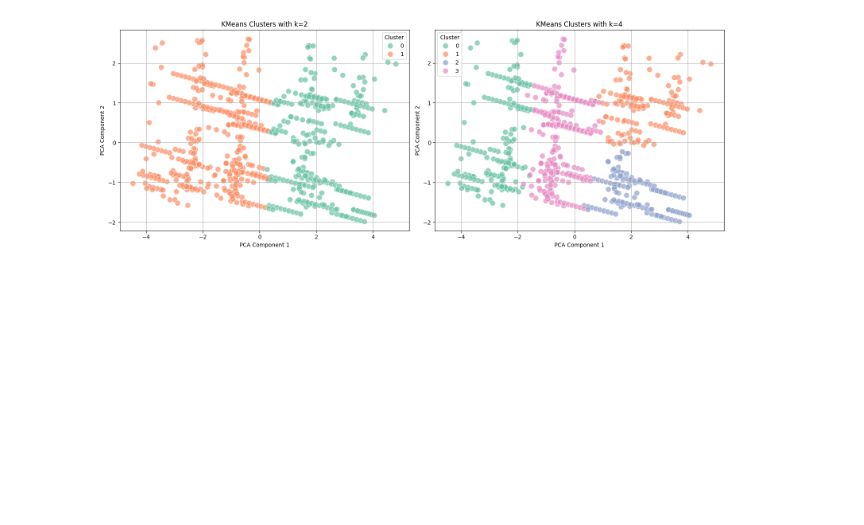
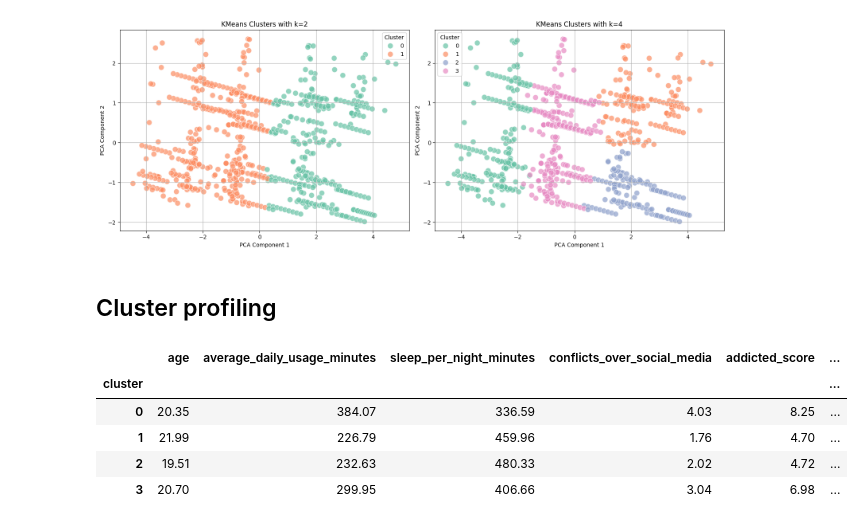
Before and after one commit to StavSteven/social_media_addiction, a Jupyter notebook: jupyter_notebooks/3_ml_take2.ipynb, the cells around one changed output. Saved outputs shown, nothing was run; the diff lists cells and outputs as text; code cells hidden in the pictures; blank space fills up the shorter version.

```diff
--- a/jupyter_notebooks/3_ml_take2.ipynb
+++ b/jupyter_notebooks/3_ml_take2.ipynb
@@ -261,3 +261,5 @@ plt.savefig('../images/clusters_visualised.png')
 plt.show()
 # %% [output]
 [figure]
+# %% [markdown]
+## Cluster profiling
@@ -263,0 +270,10 @@ plt.show()
+# %%
+num_summary_k4 = df_k4.groupby("cluster")[num_cols].mean().round(2)
+num_summary_k4
+# %% [output]
+|  | age | average_daily_usage_minutes | sleep_per_night_minutes | conflicts_over_social_media | addicted_score | ... |
+| cluster |  |  |  |  |  | ... |
+| 0 | 20.35 | 384.07 | 336.59 | 4.03 | 8.25 | ... |
+| 1 | 21.99 | 226.79 | 459.96 | 1.76 | 4.70 | ... |
+| 2 | 19.51 | 232.63 | 480.33 | 2.02 | 4.72 | ... |
+| 3 | 20.70 | 299.95 | 406.66 | 3.04 | 6.98 | ... |
```
Also changed, not shown: parts of 4 cells of this notebook, 1 other file.
